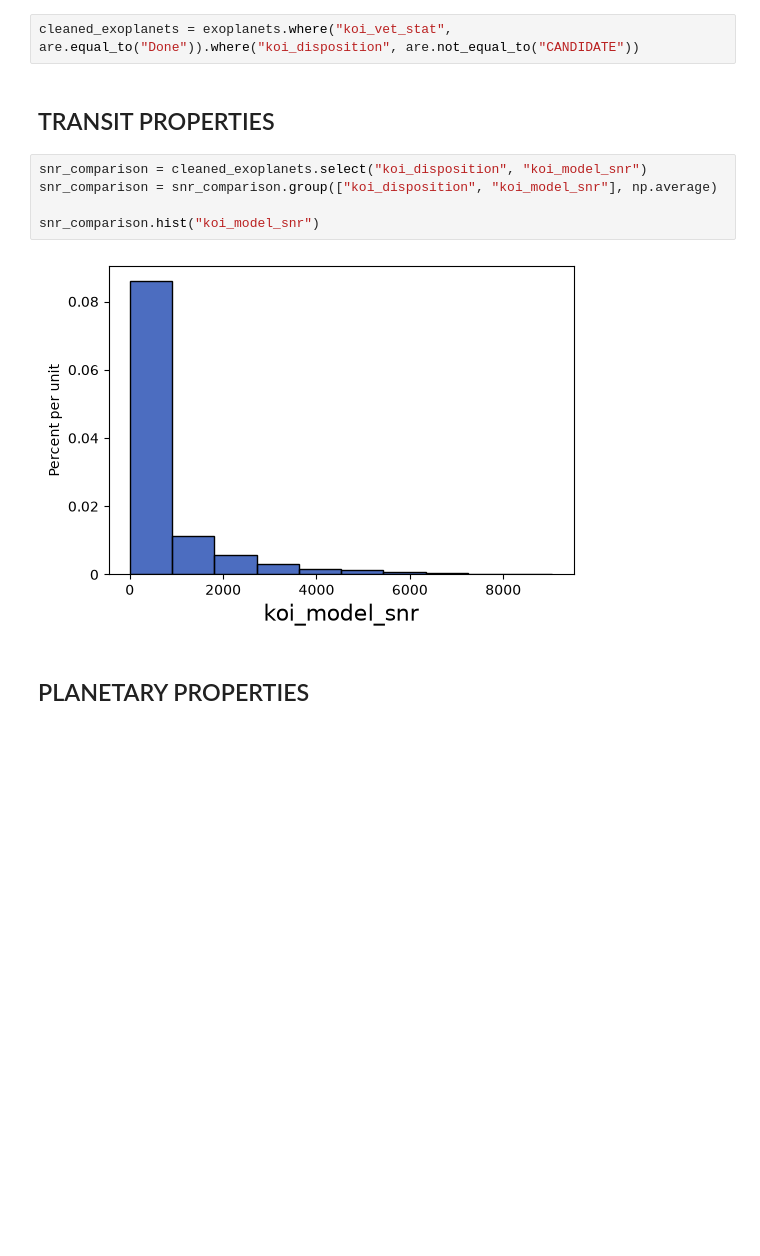
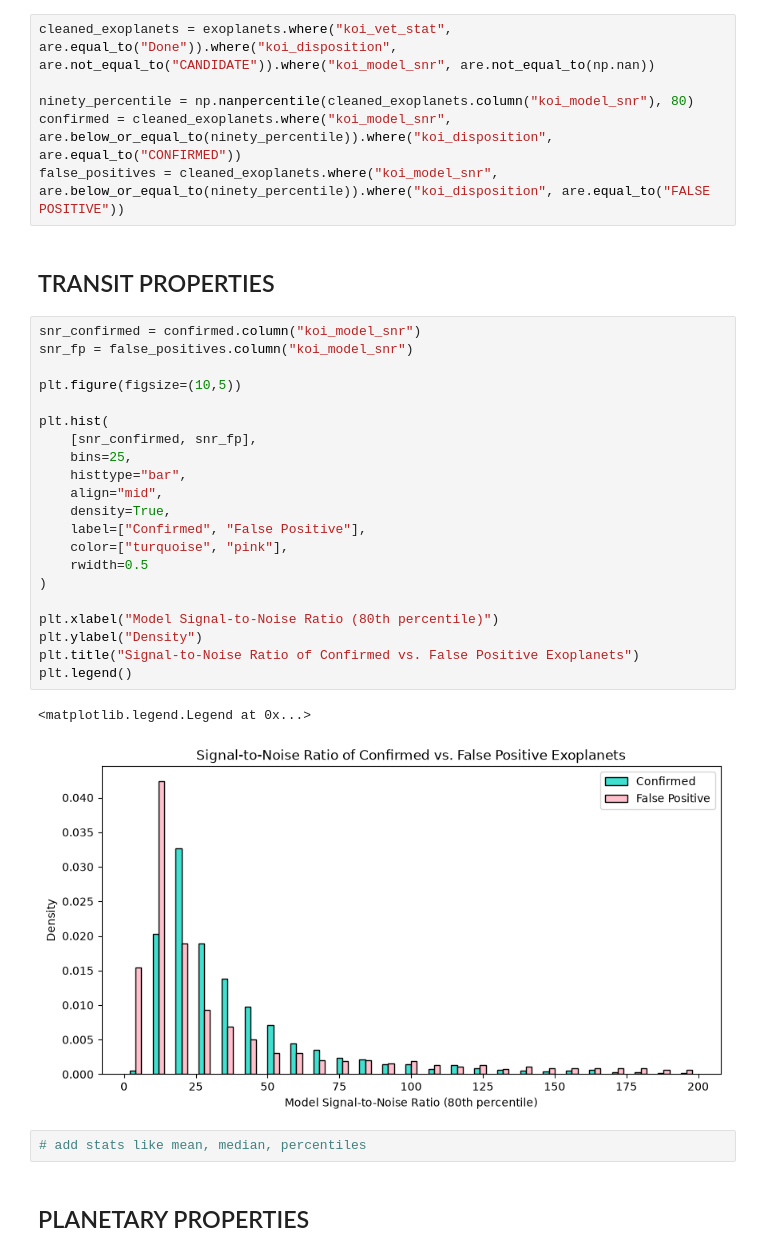
Before and after one commit to Khushijain14908/koi-exoplanet-analysis, a Jupyter notebook: analysis.ipynb, the cells around one changed output. Drawn from its saved outputs; the diff is of its cells as text; blank space fills up the shorter version.

Commit message:
completed version 1 of visualization 1: signal to noise ratio

```diff
--- a/analysis.ipynb
+++ b/analysis.ipynb
@@ -11,16 +11,39 @@ exoplanet_csv = "koi_dataset.csv"
 exoplanets = Table().read_table(exoplanet_csv)
 exoplanets
 # %%
-cleaned_exoplanets = exoplanets.where("koi_vet_stat", are.equal_to("Done")).where("koi_disposition", are.not_equal_to("CANDIDATE"))
+cleaned_exoplanets = exoplanets.where("koi_vet_stat", are.equal_to("Done")).where("koi_disposition", are.not_equal_to("CANDIDATE")).where("koi_model_snr", are.not_equal_to(np.nan))
+
+ninety_percentile = np.nanpercentile(cleaned_exoplanets.column("koi_model_snr"), 80)
+confirmed = cleaned_exoplanets.where("koi_model_snr", are.below_or_equal_to(ninety_percentile)).where("koi_disposition", are.equal_to("CONFIRMED"))
+false_positives = cleaned_exoplanets.where("koi_model_snr", are.below_or_equal_to(ninety_percentile)).where("koi_disposition", are.equal_to("FALSE POSITIVE"))
 # %% [markdown]
 ## TRANSIT PROPERTIES
 # %%
-snr_comparison = cleaned_exoplanets.select("koi_disposition", "koi_model_snr")
-snr_comparison = snr_comparison.group(["koi_disposition", "koi_model_snr"], np.average)
+snr_confirmed = confirmed.column("koi_model_snr")
+snr_fp = false_positives.column("koi_model_snr")
 
-snr_comparison.hist("koi_model_snr")
+plt.figure(figsize=(10,5))
+
+plt.hist(
+    [snr_confirmed, snr_fp],
+    bins=25,
+    histtype="bar",
+    align="mid",
+    density=True,
+    label=["Confirmed", "False Positive"],
+    color=["turquoise", "pink"],
+    rwidth=0.5
+)
+
+plt.xlabel("Model Signal-to-Noise Ratio (80th percentile)")
+plt.ylabel("Density")
+plt.title("Signal-to-Noise Ratio of Confirmed vs. False Positive Exoplanets")
+plt.legend()
 # %% [output]
+<matplotlib.legend.Legend at 0x...>
-[figure, old version]
+[figure, new version]
+# %%
+# add stats like mean, median, percentiles
 # %% [markdown]
 ## PLANETARY PROPERTIES
 # %% [markdown]
```
Also changed, not shown: parts of 1 cell of this notebook.
